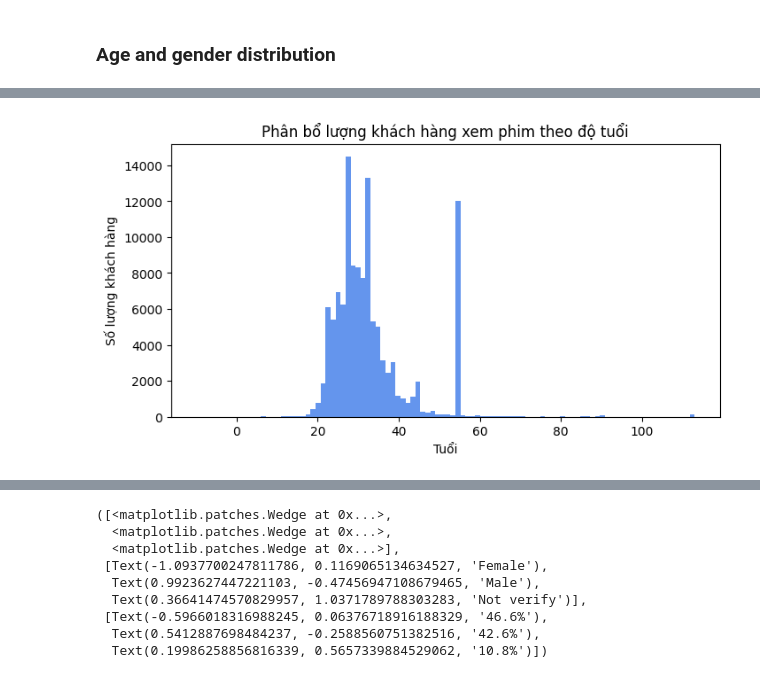
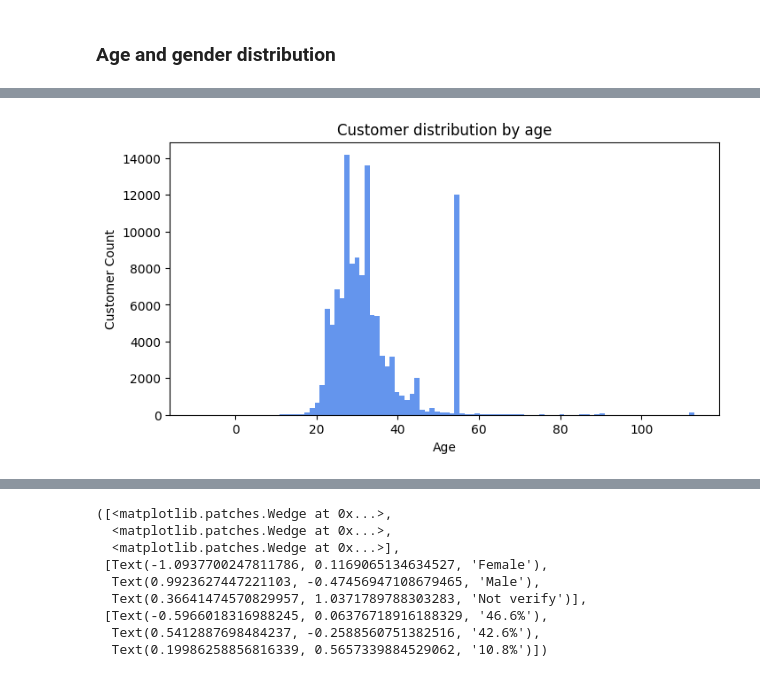
Before and after one commit to kimhueee/Analyze, a Jupyter notebook: Movies_pj_L.ipynb, the cells around one changed output, grey strips where cells are left out. Saved outputs shown, nothing was run; the diff lists cells and outputs as text; code cells hidden in the pictures.

```diff
--- a/Movies_pj_L.ipynb
+++ b/Movies_pj_L.ipynb
@@ -383,13 +392,13 @@ df_cus
 # %%
 #Biểu đồ phân bổ lượng khách hàng theo độ tuổi
 plt.figure(figsize=(8,4))
 df_cus['age'].hist(bins= 100, color = 'cornflowerblue', grid= False)
-plt.title('Phân bổ lượng khách hàng xem phim theo độ tuổi')
-plt.xlabel('Tuổi')
-plt.ylabel('Số lượng khách hàng')
+plt.title('Customer distribution by age')
+plt.xlabel('Age')
+plt.ylabel('Customer Count')
 plt.show()
 # %% [output]
-[figure, old version]
+[figure, new version]
 # %%
 #Phân bổ lượng khách hàng theo giới tính
 df_cus[df_cus['usergender'] == 'Male']['age'].hist(bins= 80, alpha = 0.3, color = 'cornflowerblue', label= 'Male')
```
Also changed, not shown: parts of 53 cells of this notebook.
